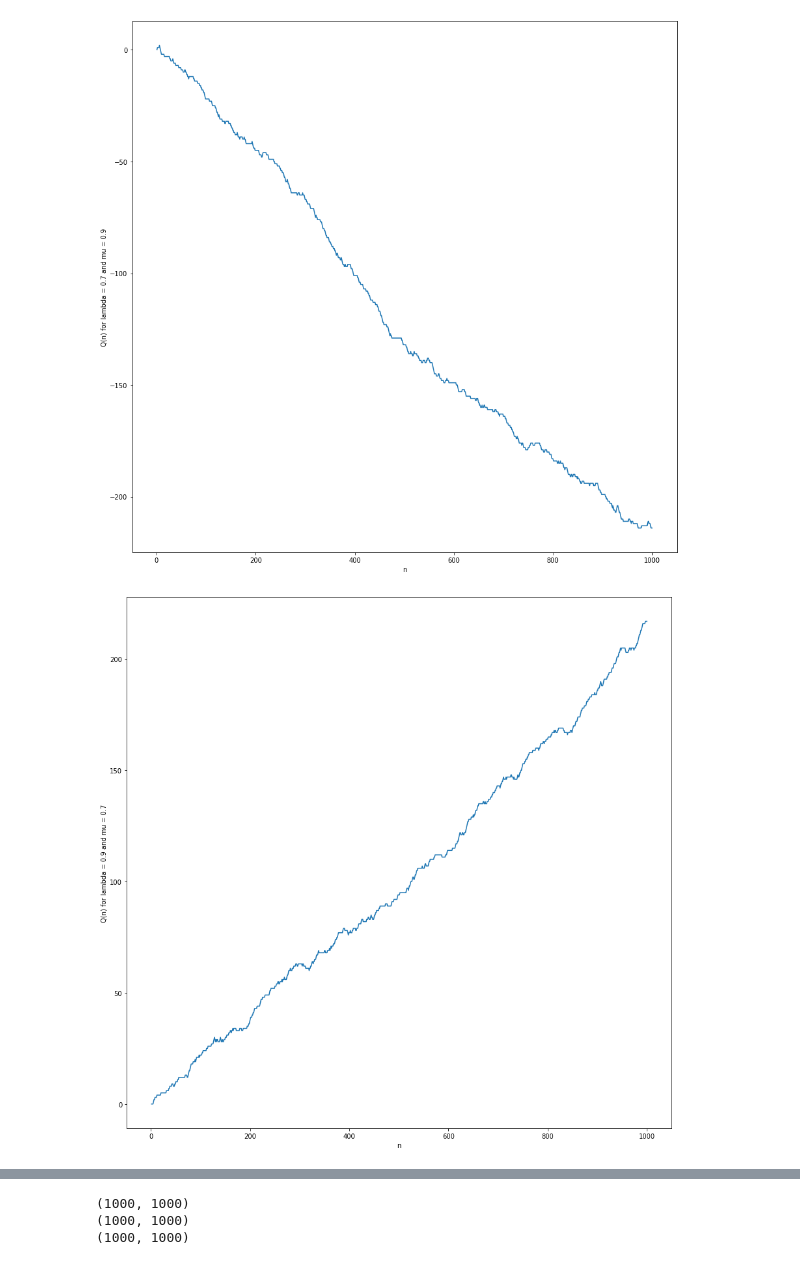
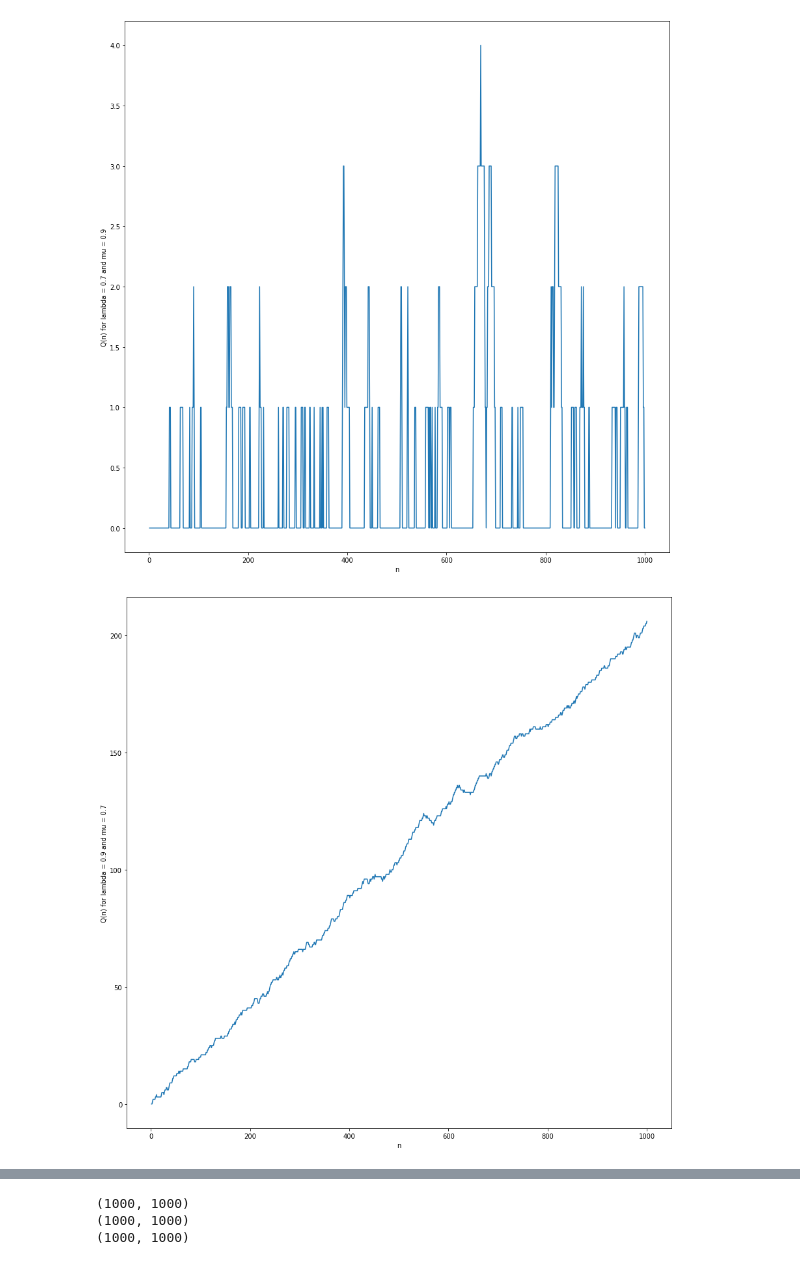
Before and after one commit to rohankalbag/EE325-Assignments, a Jupyter notebook: Assignment 4/Q3.ipynb, the cells around one changed output, grey strips where cells are left out. Cells and saved outputs as stored; diff of their text form; code cells hidden in the pictures.

```diff
--- a/Assignment 4/Q3.ipynb
+++ b/Assignment 4/Q3.ipynb
@@ -7,39 +7,39 @@ plt.rcParams['figure.figsize'] = 15,15
 
 def Q(n, p1, p2, p3):
     probs = [p1,p2,p3]
-    k = np.random.choice([n+1,n-1,n], p=probs)
+    k = np.random.choice([n+1,max(n-1,0),n], p=probs)
     return k
 
 
 n = 0
 mus = [0.9,0.7,0.7]
 las = [0.7,0.9,0.7]
 
 main_dict = {}
 
 for i in range(len(mus)):
     mu=mus[i]
     la=las[i]
     value_matrix = []
     p1 = la*(1-mu)
     p2 = (1-la)*mu
     p3 = (1-mu)*(1-la) + la*mu
     for j in range(1000):
         values = [0]
         #changes = []
         n = 0
         for i in range(1000-1):
             n = Q(n,p1,p2,p3)
             #changes += [n]
             values += [n]
 
         value_matrix += [values]
         if(j==0):
             plt.plot(range(1,1001),values)
             plt.ylabel(f"Q(n) for lambda = {la} and mu = {mu}")
             plt.xlabel("n")
             plt.show()
     main_dict[(mu,la)] = value_matrix
 # %% [output]
-[figure, old version]
+[figure, new version]
-[figure, old version]
+[figure, new version]
```
Also changed, not shown: parts of 3 cells of this notebook.
